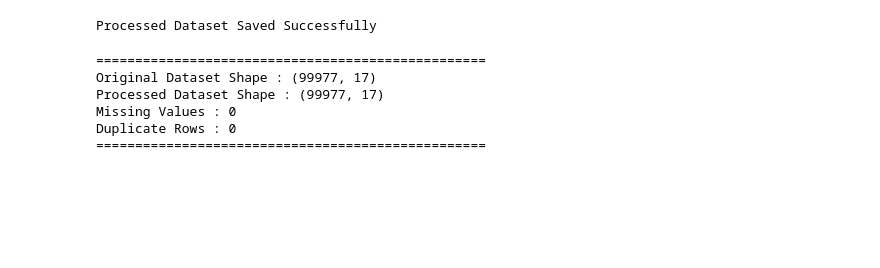
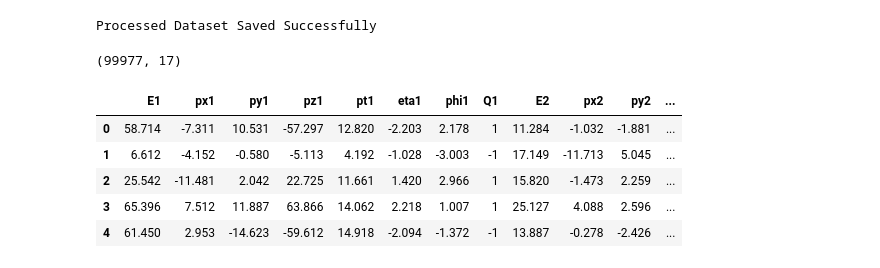
Before and after one commit to IvySingh-1/CERN-dielectron-ML-sensor-optimization, a Jupyter notebook: notebooks/02_Data_Preprocessing.ipynb, the cells around one changed output. Saved outputs shown, nothing was run; the diff lists cells and outputs as text; code cells hidden in the pictures; blank space fills up the shorter version.

```diff
--- a/notebooks/02_Data_Preprocessing.ipynb
+++ b/notebooks/02_Data_Preprocessing.ipynb
@@ -225,22 +370,21 @@ processed_df.to_csv(
 print("Processed Dataset Saved Successfully")
 # %% [output]
 Processed Dataset Saved Successfully
-# %%
-print("=" * 50)
-
-print("Original Dataset Shape :", df.shape)
-
-print("Processed Dataset Shape :", processed_df.shape)
-
-print("Missing Values :", processed_df.isnull().sum().sum())
-
-print("Duplicate Rows :", processed_df.duplicated().sum())
-
-print("=" * 50)
-# %% [output]
-==================================================
-Original Dataset Shape : (99977, 17)
-Processed Dataset Shape : (99977, 17)
-Missing Values : 0
-Duplicate Rows : 0
-==================================================
+# %%
+# =====================================================
+# Verify Saved Dataset
+# =====================================================
+
+processed_df = pd.read_csv("../data/processed/dielectron_processed.csv")
+
+print(processed_df.shape)
+
+processed_df.head()
+# %% [output]
+(99977, 17)
+|  | E1 | px1 | py1 | pz1 | pt1 | eta1 | phi1 | Q1 | E2 | px2 | py2 | ... |
+| 0 | 58.714 | -7.311 | 10.531 | -57.297 | 12.820 | -2.203 | 2.178 | 1 | 11.284 | -1.032 | -1.881 | ... |
+| 1 | 6.612 | -4.152 | -0.580 | -5.113 | 4.192 | -1.028 | -3.003 | -1 | 17.149 | -11.713 | 5.045 | ... |
+| 2 | 25.542 | -11.481 | 2.042 | 22.725 | 11.661 | 1.420 | 2.966 | 1 | 15.820 | -1.473 | 2.259 | ... |
+| 3 | 65.396 | 7.512 | 11.887 | 63.866 | 14.062 | 2.218 | 1.007 | 1 | 25.127 | 4.088 | 2.596 | ... |
+| 4 | 61.450 | 2.953 | -14.623 | -59.612 | 14.918 | -2.094 | -1.372 | -1 | 13.887 | -0.278 | -2.426 | ... |
```
Also changed, not shown: parts of 23 cells of this notebook, 1 other file.
